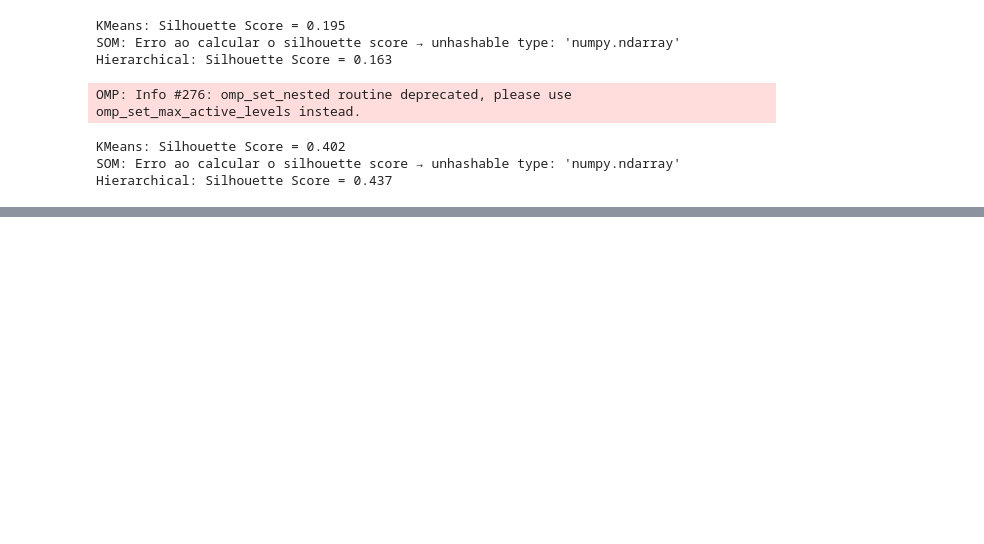
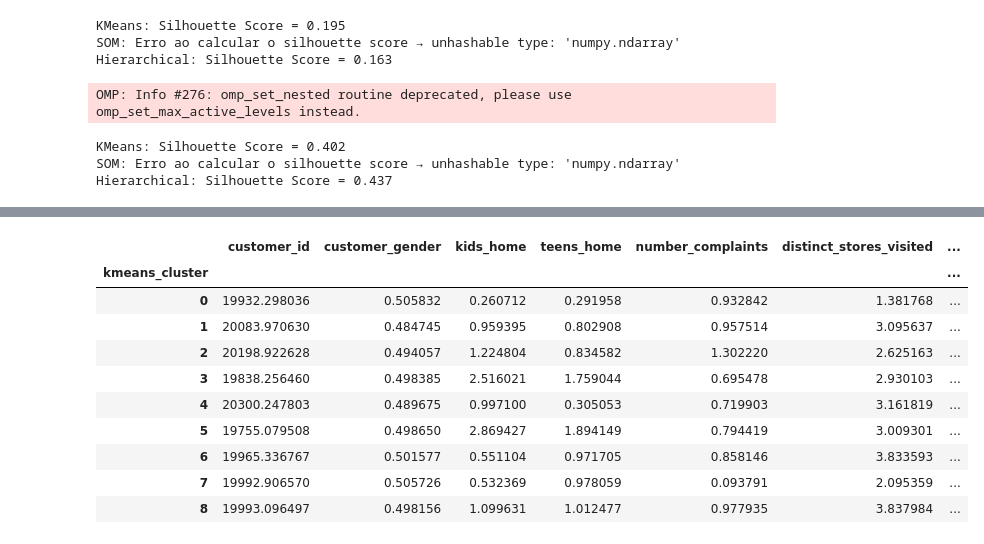
Before and after one commit to Constmsa/ml2.project, a Jupyter notebook: clustering analysis.ipynb, the cells around one changed output, grey strips where cells are left out. Drawn from its saved outputs; the diff is of its cells as text; code cells hidden in the pictures; blank space fills up the shorter version.

```diff
--- a/clustering analysis.ipynb
+++ b/clustering analysis.ipynb
@@ -67,0 +128,14 @@ Hierarchical: Silhouette Score = 0.437
+# %%
+data.groupby('kmeans_cluster').mean(numeric_only=True)
+# %% [output]
+|  | customer_id | customer_gender | kids_home | teens_home | number_complaints | distinct_stores_visited | ... |
+| kmeans_cluster |  |  |  |  |  |  | ... |
+| 0 | 19932.298036 | 0.505832 | 0.260712 | 0.291958 | 0.932842 | 1.381768 | ... |
+| 1 | 20083.970630 | 0.484745 | 0.959395 | 0.802908 | 0.957514 | 3.095637 | ... |
+| 2 | 20198.922628 | 0.494057 | 1.224804 | 0.834582 | 1.302220 | 2.625163 | ... |
+| 3 | 19838.256460 | 0.498385 | 2.516021 | 1.759044 | 0.695478 | 2.930103 | ... |
+| 4 | 20300.247803 | 0.489675 | 0.997100 | 0.305053 | 0.719903 | 3.161819 | ... |
+| 5 | 19755.079508 | 0.498650 | 2.869427 | 1.894149 | 0.794419 | 3.009301 | ... |
+| 6 | 19965.336767 | 0.501577 | 0.551104 | 0.971705 | 0.858146 | 3.833593 | ... |
+| 7 | 19992.906570 | 0.505726 | 0.532369 | 0.978059 | 0.093791 | 2.095359 | ... |
+| 8 | 19993.096497 | 0.498156 | 1.099631 | 1.012477 | 0.977935 | 3.837984 | ... |
```
Also changed, not shown: parts of 11 cells of this notebook.
